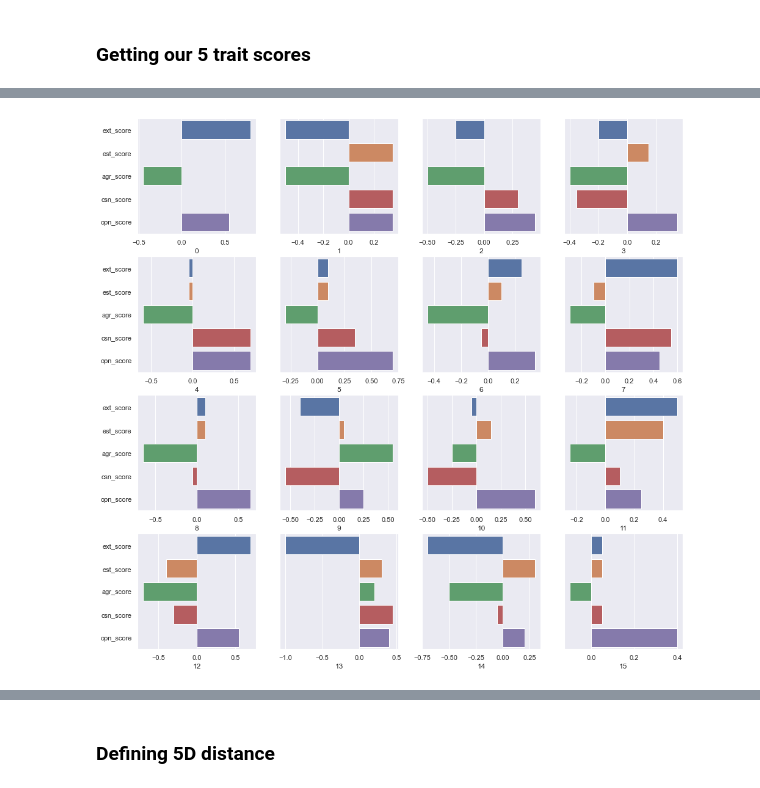
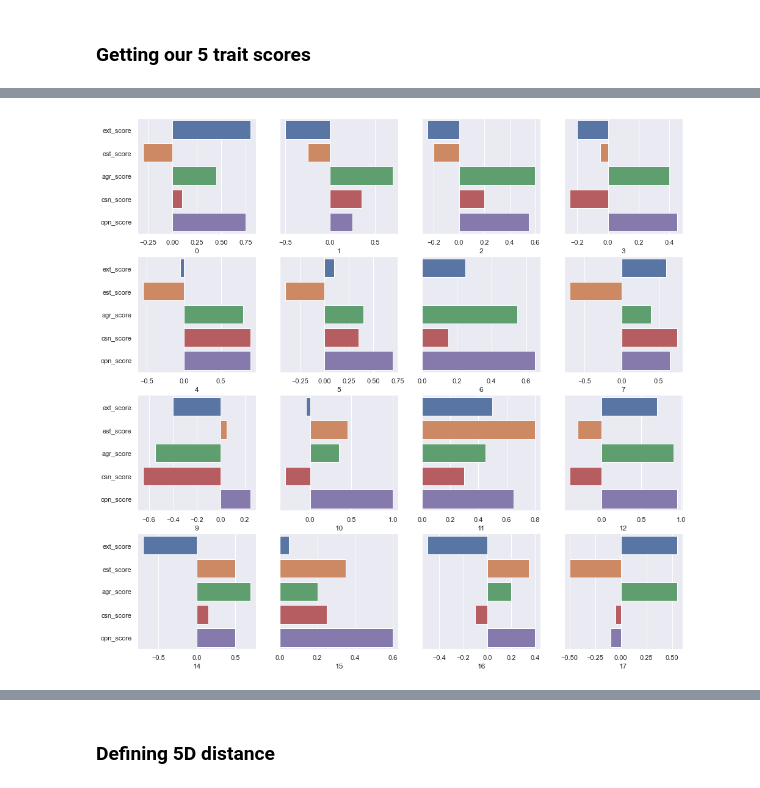
Before and after one commit to marcociav/BigFive_Sphere, a Jupyter notebook: BigFive_Analysis.ipynb, the cells around one changed output, grey strips where cells are left out. Saved outputs shown, nothing was run; the diff lists cells and outputs as text; code cells hidden in the pictures.

Commit message:
Cleaned up missing values and added graphs

```diff
--- a/BigFive_Analysis.ipynb
+++ b/BigFive_Analysis.ipynb
@@ -69,0 +109,2 @@ data.head()
+# %%
+data = data[~mask1]
@@ -69,0 +115,12 @@ data.head()
+# %%
+low_traits = ['EXT2', 'EXT4', 'EXT6', 'EXT8', 'EXT10',
+              'EST2', 'EST4',
+              'AGR1', 'AGR3', 'AGR5', 'AGR7',
+              'CSN2', 'CSN4', 'CSN6', 'CSN8',
+              'OPN2', 'OPN4', 'OPN6']
+high_traits = list(set(question_cols) - set(low_traits))
+# %%
+low_map = {k: 3 - k for k in range(1, 6)}
+high_map = {k: k - 3 for k in range(1,6)}
+data[low_traits] = data[low_traits].replace(low_map)
+data[high_traits] = data[high_traits].replace(high_map)
@@ -81,18 +170,10 @@ print(ext_cols)
 # %%
-# even questions score positively according to trait, odd questions score positively according to OPPOSITE trait
 def score_trait(row, question_cols):
     score = 0
     for i, question in enumerate(question_cols):
-        if i%2 == 0:
-            score += row[question]
-        else:
-            score += 6 - row[question]
+        score += row[question]
     score = score / len(question_cols)
-    score = 1 + (score - 5) / 2
-
-    # changing agreeableness, data gives us 'non agreeableness'
-    if question_cols == 'agr_score':
-        score = - score
+    score = score / 2
     return score
 # %%
 traits_list = [ext_cols, est_cols, agr_cols, csn_cols, opn_cols]
@@ -111,13 +192,13 @@ data.head()
 # %%
 sub_rows = sub_cols = 4
 fig, axes = plt.subplots(sub_rows, sub_cols, figsize=(16, 16))
 for i in range(sub_rows):
     for j in range(sub_cols):
-        sns.barplot(data.iloc[sub_rows * i + j, 110:115], new_cols, ax=axes[i, j])
+        sns.barplot(x=data.iloc[sub_rows * i + j, 110:115], y=new_cols, ax=axes[i, j])
         if j != 0:
              axes[i,j].set_yticklabels([])
 # %% [output]
-[figure, old version]
+[figure, new version]
 # %%
 sns.heatmap(data[new_cols].corr(), center=0, annot=True,
             mask = np.identity(5))  # diagonal elements of corr matrix are 1, remove them from map for better visualization
```
Also changed, not shown: parts of 19 cells of this notebook.
